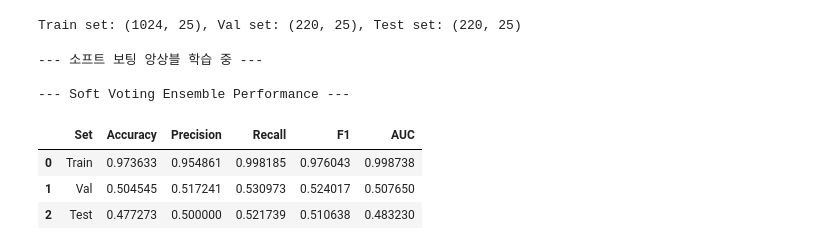
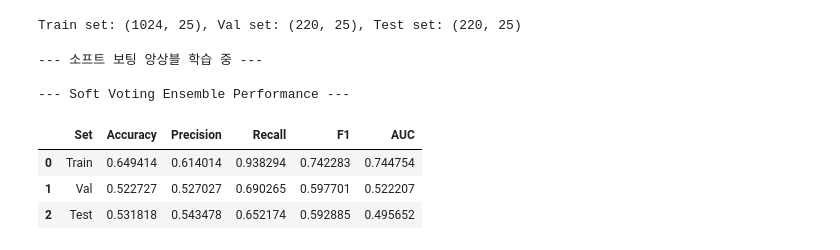
Before and after one commit to 2026-1st/Team_1, a Jupyter notebook: notebooks/soft_voting_lab.ipynb, the cells around one changed output. Saved outputs shown, nothing was run; the diff lists cells and outputs as text; code cells hidden in the pictures.

```diff
--- a/notebooks/soft_voting_lab.ipynb
+++ b/notebooks/soft_voting_lab.ipynb
@@ -48,22 +50,38 @@ Train set: (1024, 25), Val set: (220, 25), Test set: (220, 25)
 # %%
 # 3. 개별 최적 모델 정의 및 소프트 보팅 구성
 
-# 1) Logistic Regression
+# 1) Logistic Regression (Best: ElasticNet, C=0.001, balanced)
 lr_best = LogisticRegression(
-    C=0.05336699231206307, class_weight=None, l1_ratio=0.9,
-    penalty='elasticnet', solver='saga', max_iter=10000, random_state=42
+    C=0.001,
+    class_weight='balanced',
+    l1_ratio=0.5,
+    penalty='elasticnet',
+    solver='saga',
+    max_iter=10000,
+    random_state=42
 )
 
-# 2) Random Forest
+# 2) Random Forest (Best: max_depth=3, min_samples_leaf=10)
 rf_best = RandomForestClassifier(
-    n_estimators=200, max_depth=5, min_samples_leaf=4,
-    min_samples_split=10, max_features='sqrt', random_state=42
+    n_estimators=200,
+    max_depth=3,
+    min_samples_leaf=10,
+    min_samples_split=20,
+    max_features='sqrt',
+    random_state=42
 )
 
-# 3) XGBoost
+# 3) XGBoost (Best: learning_rate=0.01, max_depth=2, reg_alpha=1)
 xgb_best = XGBClassifier(
-    n_estimators=200, learning_rate=0.05, max_depth=5,
-    subsample=0.8, colsample_bytree=0.8, eval_metric='logloss', random_state=42
+    n_estimators=200,
+    learning_rate=0.01,
+    max_depth=2,
+    subsample=0.7,
+    colsample_bytree=0.7,
+    reg_alpha=1,
+    reg_lambda=1,
+    eval_metric='logloss',
+    random_state=42
 )
 
 # 소프트 보팅 앙상블 구성
@@ -77,33 +95,33 @@ voting_clf = VotingClassifier(
 )
 
 print("--- 소프트 보팅 앙상블 학습 중 ---")
 voting_clf.fit(X_train, y_train)
 
 def get_metrics(model, X_set, y_set, label):
     preds = model.predict(X_set)
     probs = model.predict_proba(X_set)[:, 1]
     return {
         'Set': label,
         'Accuracy': accuracy_score(y_set, preds),
         'Precision': precision_score(y_set, preds),
         'Recall': recall_score(y_set, preds),
         'F1': f1_score(y_set, preds),
         'AUC': roc_auc_score(y_set, probs)
     }
 
 results = pd.DataFrame([
     get_metrics(voting_clf, X_train, y_train, 'Train'),
     get_metrics(voting_clf, X_val, y_val, 'Val'),
     get_metrics(voting_clf, X_test, y_test, 'Test')
 ])
 
 print("\n--- Soft Voting Ensemble Performance ---")
 display(results)
 # %% [output]
 --- 소프트 보팅 앙상블 학습 중 ---
 
 --- Soft Voting Ensemble Performance ---
 |  | Set | Accuracy | Precision | Recall | F1 | AUC |
-| 0 | Train | 0.973633 | 0.954861 | 0.998185 | 0.976043 | 0.998738 |
-| 1 | Val | 0.504545 | 0.517241 | 0.530973 | 0.524017 | 0.507650 |
-| 2 | Test | 0.477273 | 0.500000 | 0.521739 | 0.510638 | 0.483230 |
+| 0 | Train | 0.649414 | 0.614014 | 0.938294 | 0.742283 | 0.744754 |
+| 1 | Val | 0.522727 | 0.527027 | 0.690265 | 0.597701 | 0.522207 |
+| 2 | Test | 0.531818 | 0.543478 | 0.652174 | 0.592885 | 0.495652 |
```
Also changed, not shown: parts of 3 cells of this notebook, 26 other files.
